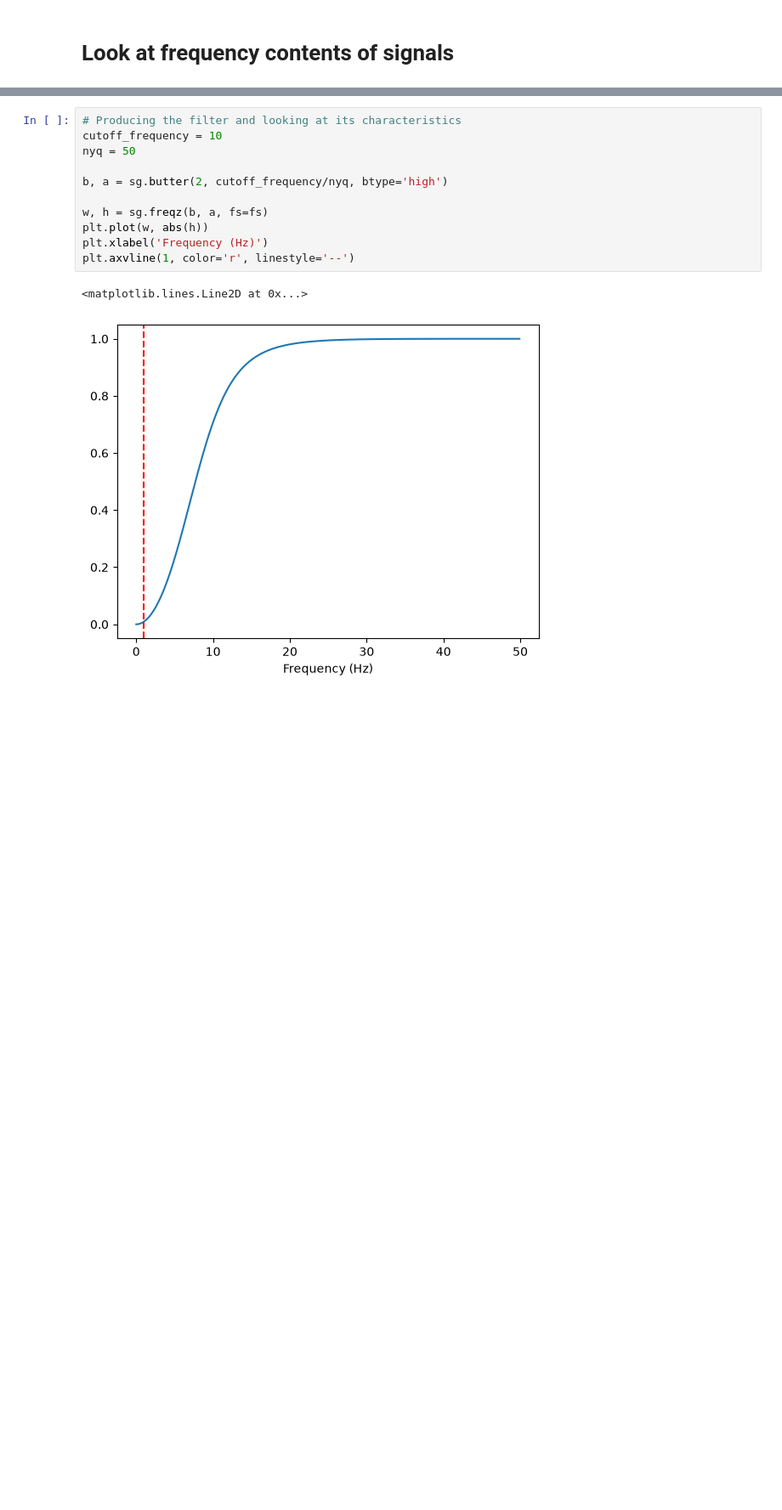
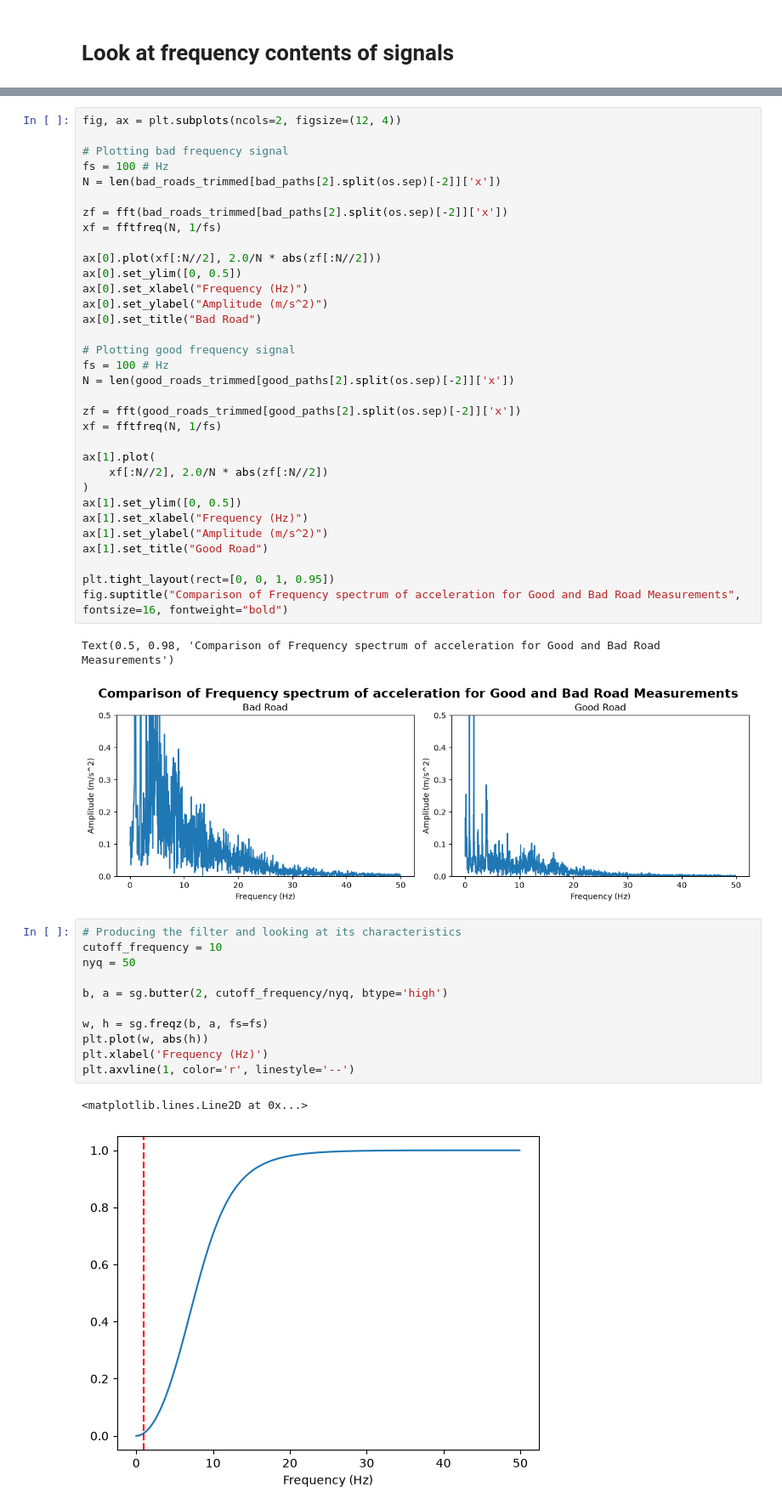
Before and after one commit to yoeri-stassen/5ARE0-cycling-assignment, a Jupyter notebook: data_preprocessing.ipynb, the cells around one changed output, grey strips where cells are left out. Shown at 85% size. Cells and saved outputs as stored; diff of their text form; blank space fills up the shorter version.

```diff
--- a/data_preprocessing.ipynb
+++ b/data_preprocessing.ipynb
@@ -363,6 +425,42 @@ plt.ylim(0, 0.35)
 (0.0, 0.35)
 [figure]
 [figure]
+# %%
+fig, ax = plt.subplots(ncols=2, figsize=(12, 4))
+
+# Plotting bad frequency signal
+fs = 100 # Hz
+N = len(bad_roads_trimmed[bad_paths[2].split(os.sep)[-2]]['x'])
+
+zf = fft(bad_roads_trimmed[bad_paths[2].split(os.sep)[-2]]['x'])
+xf = fftfreq(N, 1/fs)
+
+ax[0].plot(xf[:N//2], 2.0/N * abs(zf[:N//2]))
+ax[0].set_ylim([0, 0.5])
+ax[0].set_xlabel("Frequency (Hz)")
+ax[0].set_ylabel("Amplitude (m/s^2)")
+ax[0].set_title("Bad Road")
+
+# Plotting good frequency signal
+fs = 100 # Hz
+N = len(good_roads_trimmed[good_paths[2].split(os.sep)[-2]]['x'])
+
+zf = fft(good_roads_trimmed[good_paths[2].split(os.sep)[-2]]['x'])
+xf = fftfreq(N, 1/fs)
+
+ax[1].plot(
+    xf[:N//2], 2.0/N * abs(zf[:N//2])
+)
+ax[1].set_ylim([0, 0.5])
+ax[1].set_xlabel("Frequency (Hz)")
+ax[1].set_ylabel("Amplitude (m/s^2)")
+ax[1].set_title("Good Road")
+
+plt.tight_layout(rect=[0, 0, 1, 0.95])
+fig.suptitle("Comparison of Frequency spectrum of acceleration for Good and Bad Road Measurements", fontsize=16, fontweight="bold")
+# %% [output]
+Text(0.5, 0.98, 'Comparison of Frequency spectrum of acceleration for Good and Bad Road Measurements')
+[figure, added]
 # %%
 # Producing the filter and looking at its characteristics
 cutoff_frequency = 10
```
Also changed, not shown: parts of 8 cells of this notebook, 1 other file.
